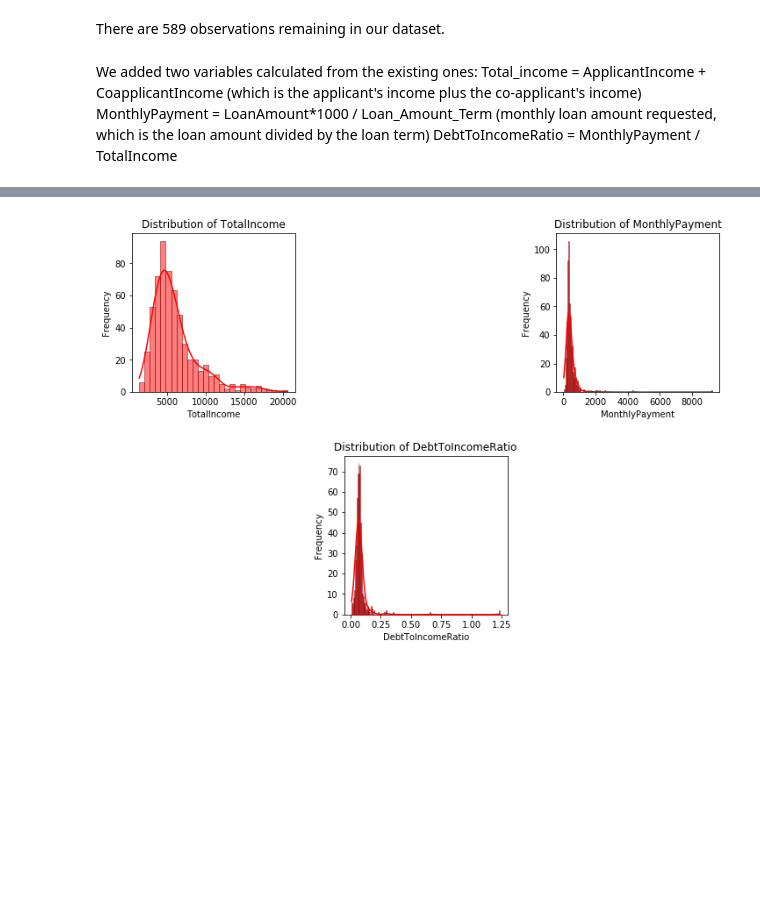
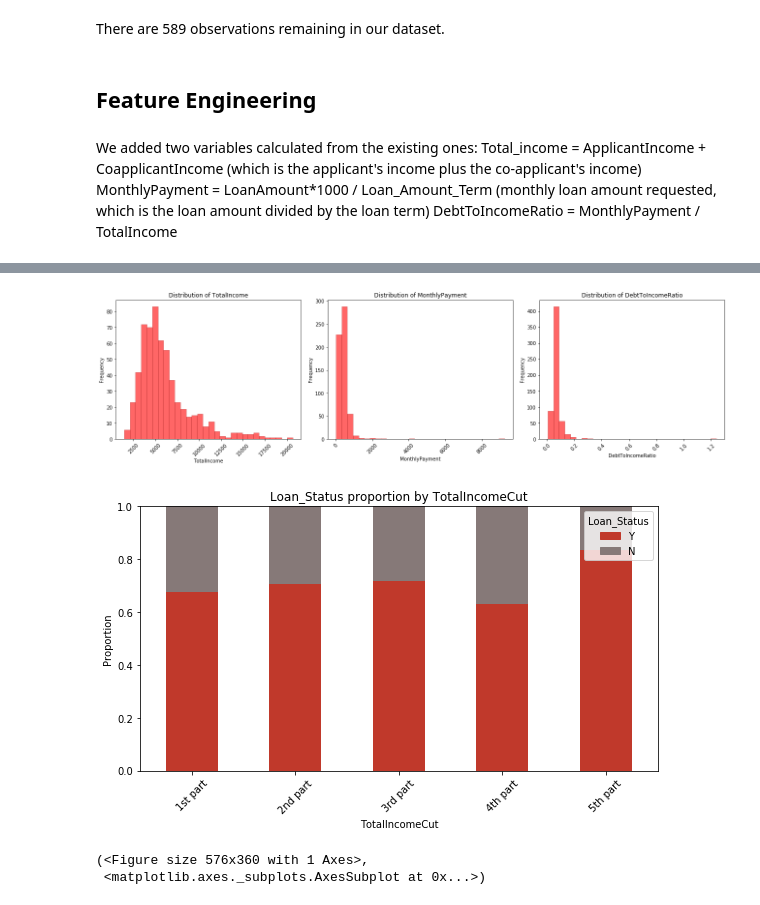
Before and after one commit to hana2808/Loan_Project, a Jupyter notebook: Preprocessing.ipynb, the cells around one changed output, grey strips where cells are left out. Saved outputs shown, nothing was run; the diff lists cells and outputs as text; code cells hidden in the pictures; blank space fills up the shorter version.

```diff
--- a/Preprocessing.ipynb
+++ b/Preprocessing.ipynb
@@ -158,6 +150,8 @@ df_sans_outliers.shape
 (589, 13)
 # %% [markdown]
 There are 589 observations remaining in our dataset.
+# %% [markdown]
+## Feature Engineering
 # %% [markdown]
 We added two variables calculated from the existing ones:
 Total_income = ApplicantIncome + CoapplicantIncome  (which is the applicant's income plus the co-applicant's income)
@@ -170,7 +164,8 @@ df_sans_outliers["TotalIncome"] = df_sans_outliers["ApplicantIncome"] + df_sans_
 df_sans_outliers["MonthlyPayment"] = df_sans_outliers["LoanAmountScale"] / df_sans_outliers["Loan_Amount_Term"]
 df_sans_outliers["DebtToIncomeRatio"] = df_sans_outliers["MonthlyPayment"] / (df_sans_outliers["TotalIncome"])
 # %%
-df_sans_outliers["TotalIncomeCut"] = pd.cut(df_sans_outliers['TotalIncome'], bins=5)
+labels = ['1st part', '2nd part', '3rd part', '4th part', '5th part']
+df_sans_outliers["TotalIncomeCut"] = pd.cut(df_sans_outliers['TotalIncome'], bins=5, labels=labels)
 # %%
 df_sans_outliers.head(10)
 # %% [output]
@@ -188,35 +183,39 @@ df_sans_outliers.head(10)
 # %%
 cols = ["TotalIncome", "MonthlyPayment", "DebtToIncomeRatio"]
 
-fig = plt.figure(figsize=(12, 8))
-gs = fig.add_gridspec(2, 3, hspace=0.4, wspace=0.3)
+fig, axes = plt.subplots(1, 3, figsize=(18, 5), constrained_layout=True)
 
-ax1 = fig.add_subplot(gs[0, 0])
-ax2 = fig.add_subplot(gs[0, 2])
-ax3 = fig.add_subplot(gs[1, 1])
+for ax, col in zip(axes, cols):
+    data = df_sans_outliers[col].dropna()
+    if data.empty:
+        ax.set_visible(False)
+        continue
+
+    counts, bins, patches = ax.hist(
+        data,
+        bins=30,
+        density=False,
+        alpha=0.6,
+        edgecolor="darkred",
+        linewidth=0.5,
+        color="red"
+    )
 
 
-sns.histplot(df_sans_outliers[cols[0]].dropna(), kde=True,
-             color='red', edgecolor='darkred', linewidth=0.5, ax=ax1)
-ax1.set_title(f'Distribution of {cols[0]}')
-ax1.set_xlabel(cols[0])
-ax1.set_ylabel("Frequency")
+    try:
+        kde = gaussian_kde(data)
+        x_vals = np.linspace(data.min(), data.max(), 200)
+        bin_width = bins[1] - bins[0]
+        scale = len(data) * bin_width
+        ax.plot(x_vals, kde(x_vals) * scale, linestyle="--", color="red")
+    except Exception:
+        pass
 
+    ax.set_title(f"Distribution of {col}")
+    ax.set_xlabel(col)
+    ax.set_ylabel("Frequency")
+    ax.tick_params(axis="x", rotation=45)
 
-sns.histplot(df_sans_outliers[cols[1]].dropna(), kde=True,
-             color='red', edgecolor='darkred', linewidth=0.5, ax=ax2)
-ax2.set_title(f'Distribution of {cols[1]}')
-ax2.set_xlabel(cols[1])
-ax2.set_ylabel("Frequency")
-
-
-sns.histplot(df_sans_outliers[cols[2]].dropna(), kde=True,
-             color='red', edgecolor='darkred', linewidth=0.5, ax=ax3)
-ax3.set_title(f'Distribution of {cols[2]}')
-ax3.set_xlabel(cols[2])
-ax3.set_ylabel("Frequency")
-
-plt.tight_layout()
-plt.show();
+plt.show()
 # %% [output]
-[figure, old version]
+[figure, new version]
@@ -222,0 +264,6 @@ plt.show();
+# %%
+stacked_target_by_category(df=df_sans_outliers, col="TotalIncomeCut", target="Loan_Status")
+# %% [output]
+[figure, added]
+(<Figure size 576x360 with 1 Axes>,
+ <matplotlib.axes._subplots.AxesSubplot at 0x...>)
```
Also changed, not shown: parts of 6 cells of this notebook.
